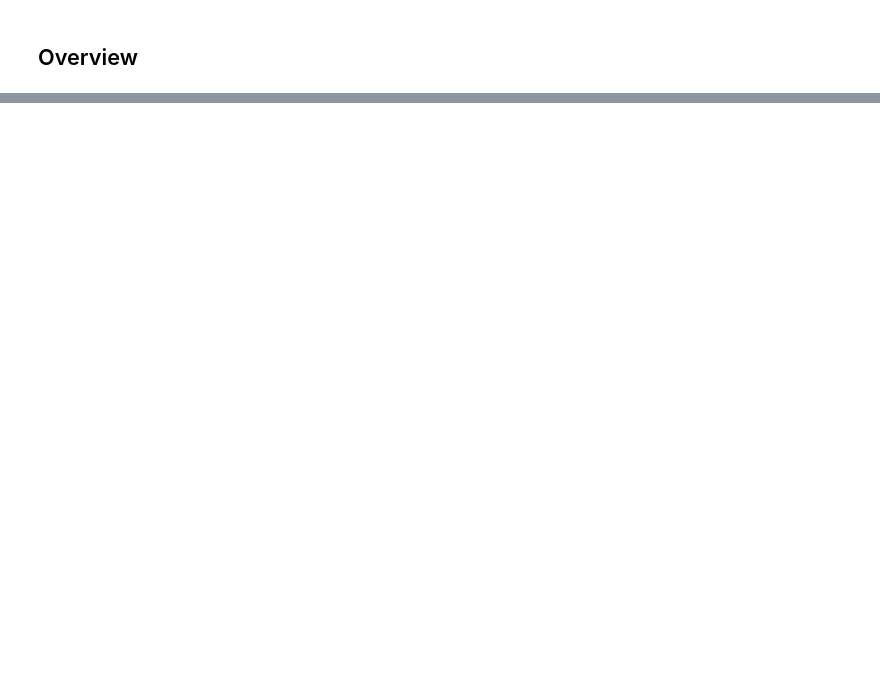
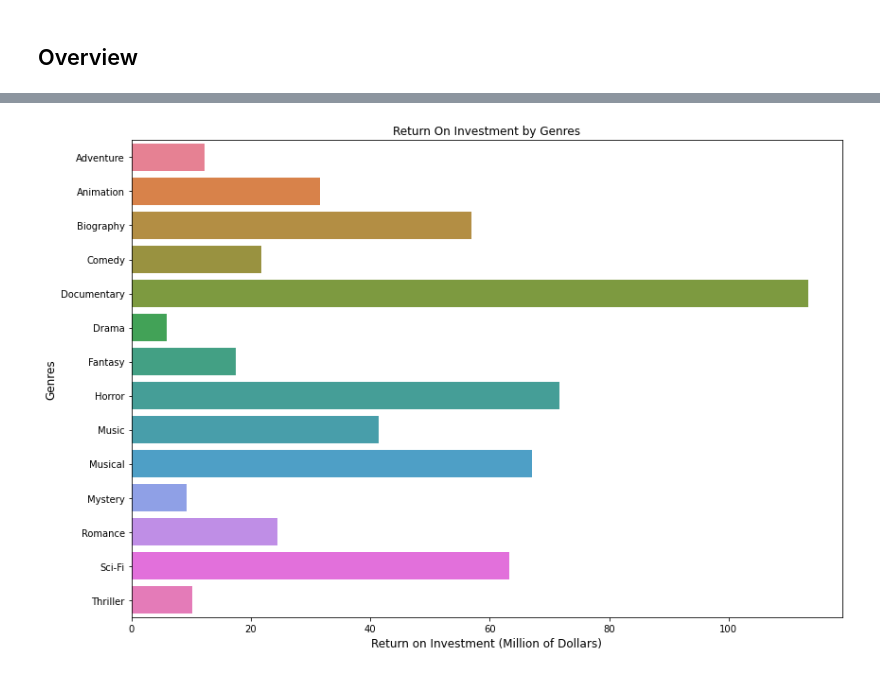
Before and after one commit to Teetee-lab/MovieAnalysisProject, a Jupyter notebook: InitialDataExploration.ipynb, the cells around one changed output, grey strips where cells are left out. Saved outputs shown, nothing was run; the diff lists cells and outputs as text; code cells hidden in the pictures; blank space fills up the shorter version.

```diff
--- a/InitialDataExploration.ipynb
+++ b/InitialDataExploration.ipynb
@@ -131,0 +815,4 @@ titleRatings.head()
+# %%
+roi_genres_df=movies_title_df.groupby('genres',as_index=False)[['production_budget','profit','roi',]].agg('median')
+roi_genres_df.reset_index(inplace=True)
+roi_genres_df
@@ -131,0 +837,3 @@ titleRatings.head()
+# %%
+roi_genres_df = roi_genres_df[roi_genres_df['roi'] > 0]
+roi_genres_df
@@ -131,0 +856,12 @@ titleRatings.head()
+# %%
+plt.figure(figsize=(12,8))
+graph = sns.barplot(x=roi_genres_df['roi'], y =roi_genres_df['genres'], palette='husl',)
+fig=graph.get_figure()
+graph.set_xlabel(xlabel='Return on Investment (Million of Dollars)', fontsize=12)
+graph.set_ylabel(ylabel='Genres', fontsize=12)
+graph.set_title('Return On Investment by Genres')
+plt.tight_layout()
+plt.show()
+fig.savefig('Roi.png');
+# %% [output]
+[figure, added]
```
Also changed, not shown: parts of 107 cells of this notebook, 15 other files.
